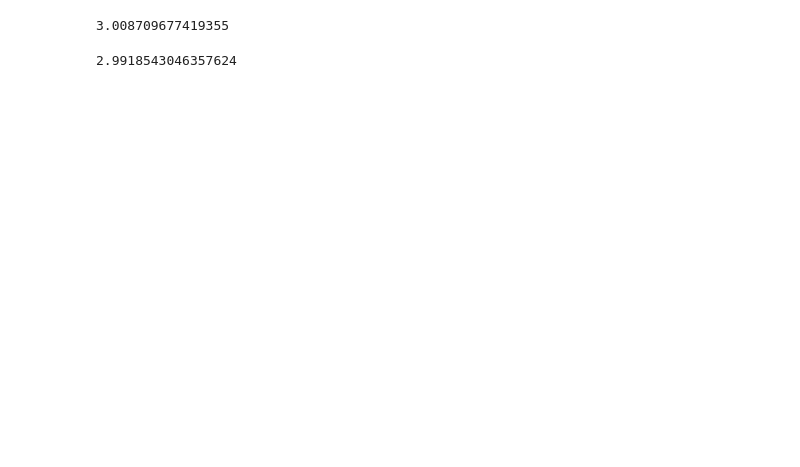
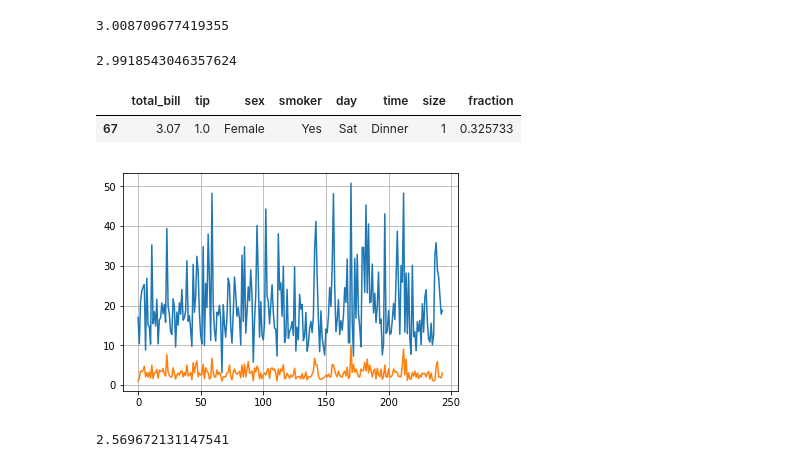
Before and after one commit to delhiank762/Exploratory-Analysis-of-Tips-Dataset, a Jupyter notebook: tips data analysis.ipynb, the cells around one changed output. Saved outputs shown, nothing was run; the diff lists cells and outputs as text; code cells hidden in the pictures; blank space fills up the shorter version.

```diff
--- a/tips data analysis.ipynb
+++ b/tips data analysis.ipynb
@@ -253,3 +256,20 @@ smokertip.tip.mean()
 nosmokertip.tip.mean()
 # %% [output]
 2.9918543046357624
+# %%
+tipdata[tipdata["total_bill"]==max(tipdata['total_bill'])]
+tipdata[tipdata["total_bill"]==min(tipdata['total_bill'])]
+# %% [output]
+|  | total_bill | tip | sex | smoker | day | time | size | fraction |
+| 67 | 3.07 | 1.0 | Female | Yes | Sat | Dinner | 1 | 0.325733 |
+# %%
+plt.plot(tipdata['total_bill'].iloc[:])
+plt.plot(tipdata['tip'].iloc[:])
+plt.grid(True)
+# %% [output]
+[figure, added]
+# %%
+size=tipdata['size'].mean()
+size
+# %% [output]
+2.569672131147541
```
Also changed, not shown: parts of 3 cells of this notebook.
